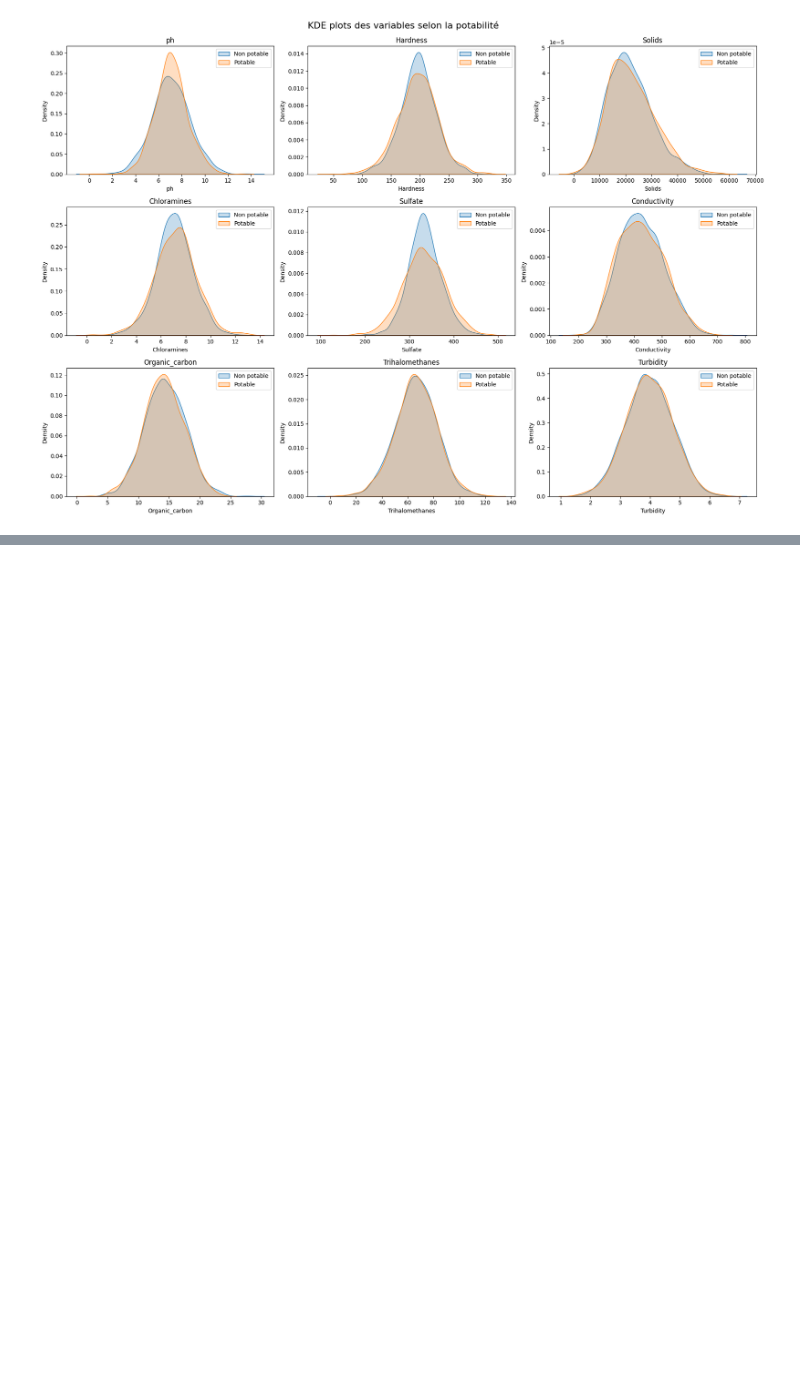
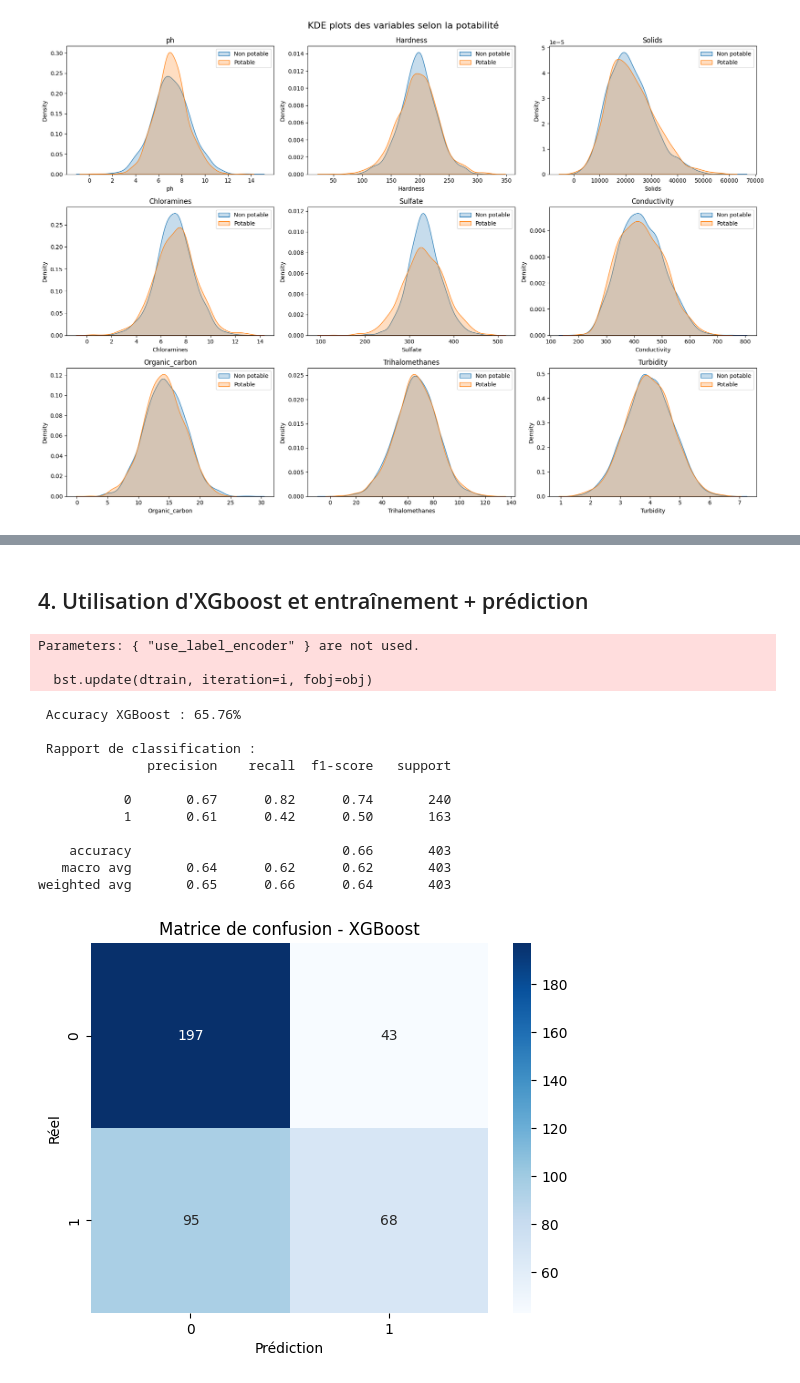
Before and after one commit to aurelien-adjimi/waterflow, a Jupyter notebook: EDA/eda.ipynb, the cells around one changed output, grey strips where cells are left out. Cells and saved outputs as stored; diff of their text form; code cells hidden in the pictures; blank space fills up the shorter version.

```diff
--- a/EDA/eda.ipynb
+++ b/EDA/eda.ipynb
@@ -312,0 +476,58 @@ weighted avg       0.66      0.66      0.66       403
+# %% [markdown]
+## 4. Utilisation d'XGboost et entraînement + prédiction
+# %%
+X = df_clean.drop("Potability", axis=1).values
+y = df_clean["Potability"].values
+
+scaler = MinMaxScaler()
+X_scaled = scaler.fit_transform(X)
+
+X_train, X_test, y_train, y_test = train_test_split(
+    X_scaled, y, test_size=0.2, random_state=42, stratify=y)
+
+
+model_xgb = xgb.XGBClassifier(
+    n_estimators=100,
+    learning_rate=0.1,
+    max_depth=5,
+    subsample=0.8,
+    colsample_bytree=0.8,
+    random_state=42,
+    use_label_encoder=False,
+    eval_metric='logloss'
+)
+
+model_xgb.fit(X_train, y_train)
+
+
+y_pred = model_xgb.predict(X_test)
+
+acc_xgb = accuracy_score(y_test, y_pred)
+print(f"\n Accuracy XGBoost : {acc_xgb * 100:.2f}%")
+
+print("\n Rapport de classification :")
+print(classification_report(y_test, y_pred))
+
+
+cm = confusion_matrix(y_test, y_pred)
+sns.heatmap(cm, annot=True, fmt='d', cmap='Blues', xticklabels=[0,1], yticklabels=[0,1])
+plt.xlabel("Prédiction")
+plt.ylabel("Réel")
+plt.title("Matrice de confusion - XGBoost")
+plt.show()
+# %% [output]
+Parameters: { "use_label_encoder" } are not used.
+
+  bst.update(dtrain, iteration=i, fobj=obj)
+ Accuracy XGBoost : 65.76%
+
+ Rapport de classification :
+              precision    recall  f1-score   support
+
+           0       0.67      0.82      0.74       240
+           1       0.61      0.42      0.50       163
+
+    accuracy                           0.66       403
+   macro avg       0.64      0.62      0.62       403
+weighted avg       0.65      0.66      0.64       403
+[figure, added]
```
Also changed, not shown: parts of 27 cells of this notebook, 1 other file.
